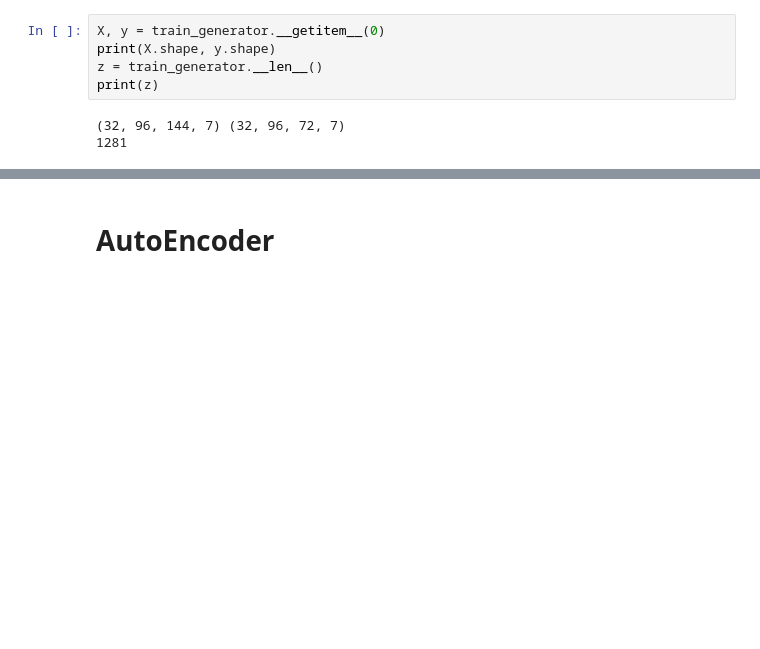
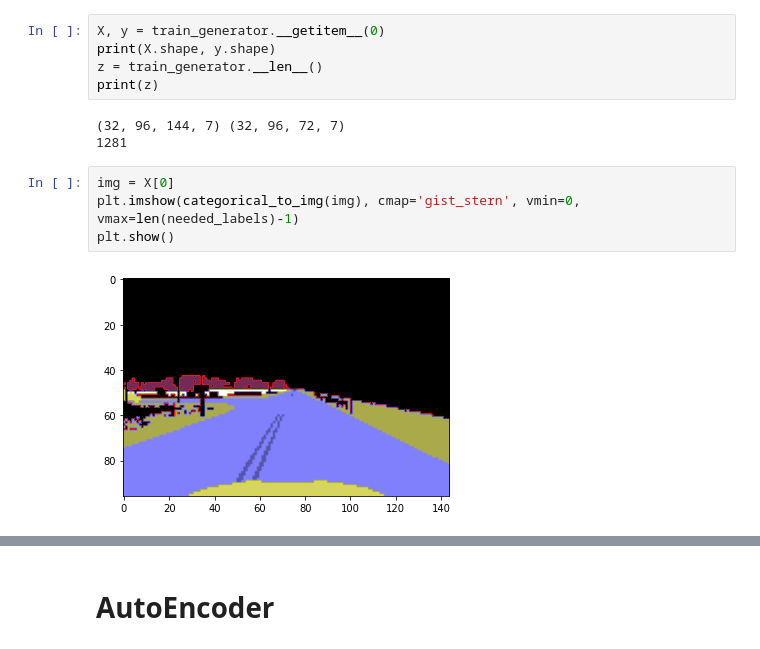
Before and after one commit to Wardmisp/Bird-Eye-View, a Jupyter notebook: AutoEncoder.ipynb, the cells around one changed output, grey strips where cells are left out. Cells and saved outputs as stored; diff of their text form; blank space fills up the shorter version.

```diff
--- a/AutoEncoder.ipynb
+++ b/AutoEncoder.ipynb
@@ -274,6 +274,12 @@ print(z)
 # %% [output]
 (32, 96, 144, 7) (32, 96, 72, 7)
 1281
+# %%
+img = X[0]
+plt.imshow(categorical_to_img(img), cmap='gist_stern', vmin=0, vmax=len(needed_labels)-1)
+plt.show()
+# %% [output]
+[figure, added]
 # %%
 fig=plt.figure(figsize=(17, 17))
 columns = 4
```
Also changed, not shown: parts of 12 cells of this notebook.
